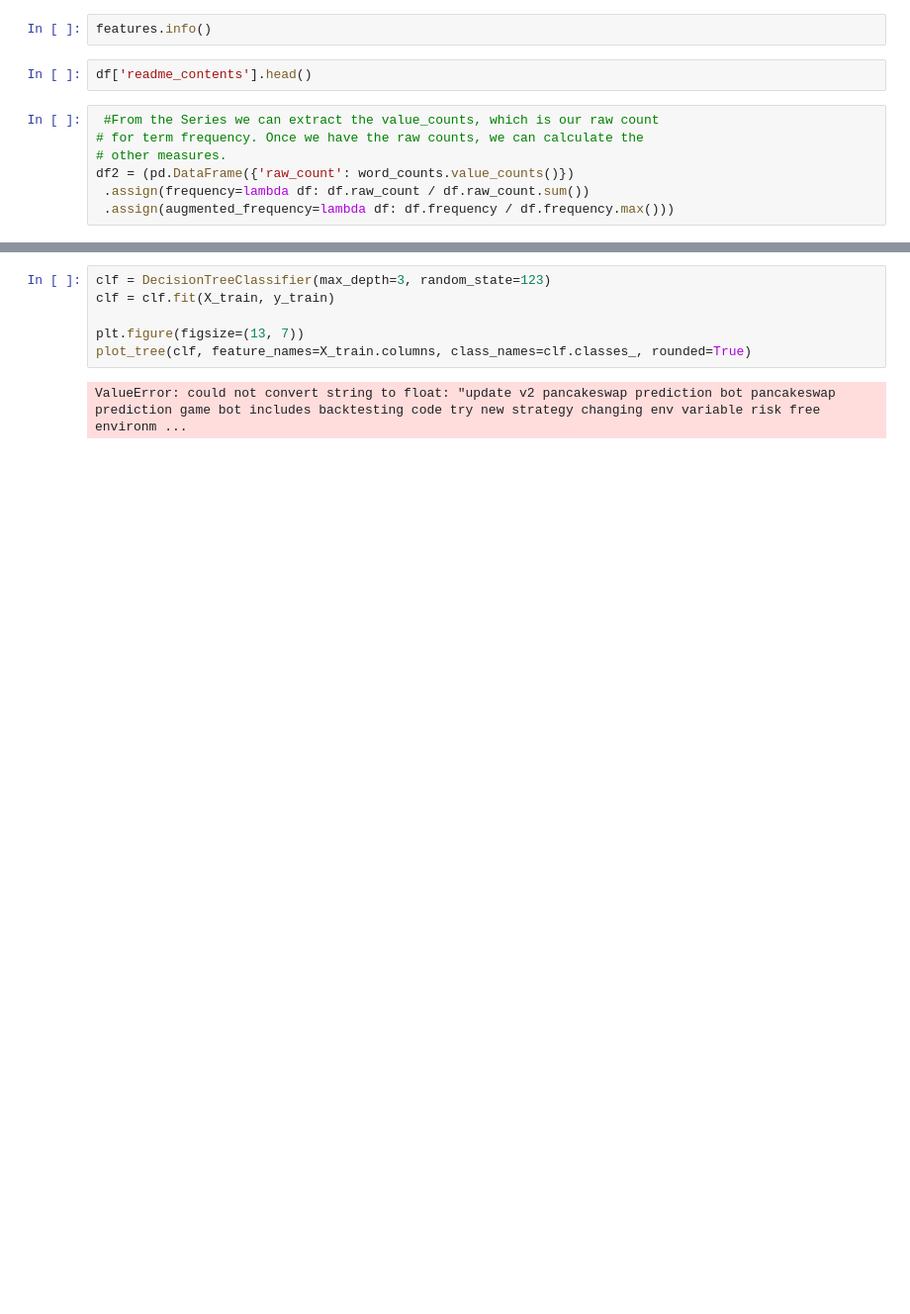
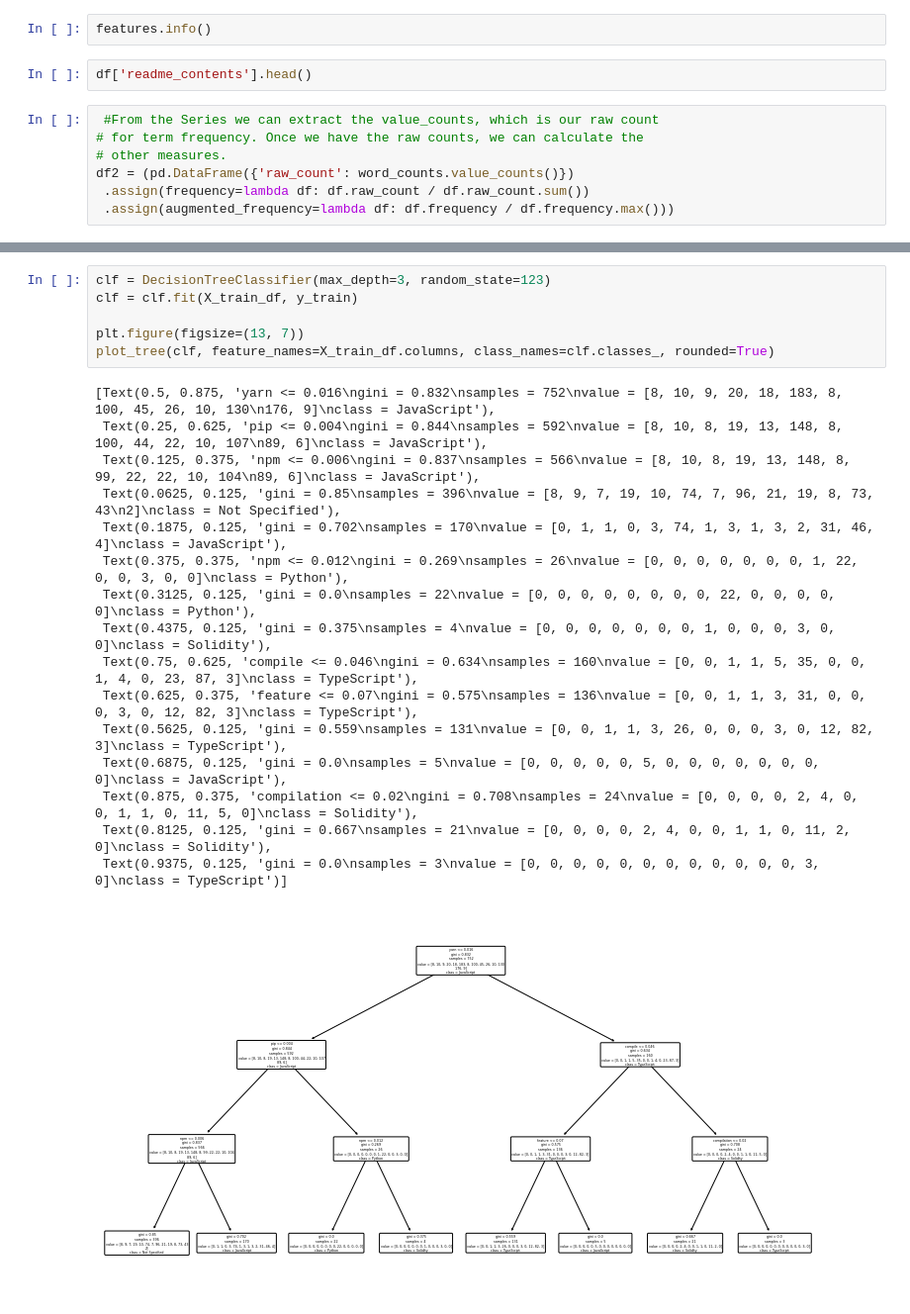
Before and after one commit to tim-keriazes/github-web-scraping-NLP-project, a Jupyter notebook: Lindy_working_notebook.ipynb, the cells around one changed output, grey strips where cells are left out. Shown at 99% size. Drawn from its saved outputs; the diff is of its cells as text; blank space fills up the shorter version.

```diff
--- a/Lindy_working_notebook.ipynb
+++ b/Lindy_working_notebook.ipynb
@@ -545,8 +493,23 @@ memory usage: 8.5+ KB
 # %%
 clf = DecisionTreeClassifier(max_depth=3, random_state=123)
-clf = clf.fit(X_train, y_train)
+clf = clf.fit(X_train_df, y_train)
 
 plt.figure(figsize=(13, 7))
-plot_tree(clf, feature_names=X_train.columns, class_names=clf.classes_, rounded=True)
+plot_tree(clf, feature_names=X_train_df.columns, class_names=clf.classes_, rounded=True)
 # %% [output]
-ValueError: could not convert string to float: "update v2 pancakeswap prediction bot pancakeswap prediction game bot includes backtesting code try new strategy changing env variable risk free environm ...
+[Text(0.5, 0.875, 'yarn <= 0.016\ngini = 0.832\nsamples = 752\nvalue = [8, 10, 9, 20, 18, 183, 8, 100, 45, 26, 10, 130\n176, 9]\nclass = JavaScript'),
+ Text(0.25, 0.625, 'pip <= 0.004\ngini = 0.844\nsamples = 592\nvalue = [8, 10, 8, 19, 13, 148, 8, 100, 44, 22, 10, 107\n89, 6]\nclass = JavaScript'),
+ Text(0.125, 0.375, 'npm <= 0.006\ngini = 0.837\nsamples = 566\nvalue = [8, 10, 8, 19, 13, 148, 8, 99, 22, 22, 10, 104\n89, 6]\nclass = JavaScript'),
+ Text(0.0625, 0.125, 'gini = 0.85\nsamples = 396\nvalue = [8, 9, 7, 19, 10, 74, 7, 96, 21, 19, 8, 73, 43\n2]\nclass = Not Specified'),
+ Text(0.1875, 0.125, 'gini = 0.702\nsamples = 170\nvalue = [0, 1, 1, 0, 3, 74, 1, 3, 1, 3, 2, 31, 46, 4]\nclass = JavaScript'),
+ Text(0.375, 0.375, 'npm <= 0.012\ngini = 0.269\nsamples = 26\nvalue = [0, 0, 0, 0, 0, 0, 0, 1, 22, 0, 0, 3, 0, 0]\nclass = Python'),
+ Text(0.3125, 0.125, 'gini = 0.0\nsamples = 22\nvalue = [0, 0, 0, 0, 0, 0, 0, 0, 22, 0, 0, 0, 0, 0]\nclass = Python'),
+ Text(0.4375, 0.125, 'gini = 0.375\nsamples = 4\nvalue = [0, 0, 0, 0, 0, 0, 0, 1, 0, 0, 0, 3, 0, 0]\nclass = Solidity'),
+ Text(0.75, 0.625, 'compile <= 0.046\ngini = 0.634\nsamples = 160\nvalue = [0, 0, 1, 1, 5, 35, 0, 0, 1, 4, 0, 23, 87, 3]\nclass = TypeScript'),
+ Text(0.625, 0.375, 'feature <= 0.07\ngini = 0.575\nsamples = 136\nvalue = [0, 0, 1, 1, 3, 31, 0, 0, 0, 3, 0, 12, 82, 3]\nclass = TypeScript'),
+ Text(0.5625, 0.125, 'gini = 0.559\nsamples = 131\nvalue = [0, 0, 1, 1, 3, 26, 0, 0, 0, 3, 0, 12, 82, 3]\nclass = TypeScript'),
+ Text(0.6875, 0.125, 'gini = 0.0\nsamples = 5\nvalue = [0, 0, 0, 0, 0, 5, 0, 0, 0, 0, 0, 0, 0, 0]\nclass = JavaScript'),
+ Text(0.875, 0.375, 'compilation <= 0.02\ngini = 0.708\nsamples = 24\nvalue = [0, 0, 0, 0, 2, 4, 0, 0, 1, 1, 0, 11, 5, 0]\nclass = Solidity'),
+ Text(0.8125, 0.125, 'gini = 0.667\nsamples = 21\nvalue = [0, 0, 0, 0, 2, 4, 0, 0, 1, 1, 0, 11, 2, 0]\nclass = Solidity'),
+ Text(0.9375, 0.125, 'gini = 0.0\nsamples = 3\nvalue = [0, 0, 0, 0, 0, 0, 0, 0, 0, 0, 0, 0, 3, 0]\nclass = TypeScript')]
+[figure, added]
```
Also changed, not shown: parts of 24 cells of this notebook.
